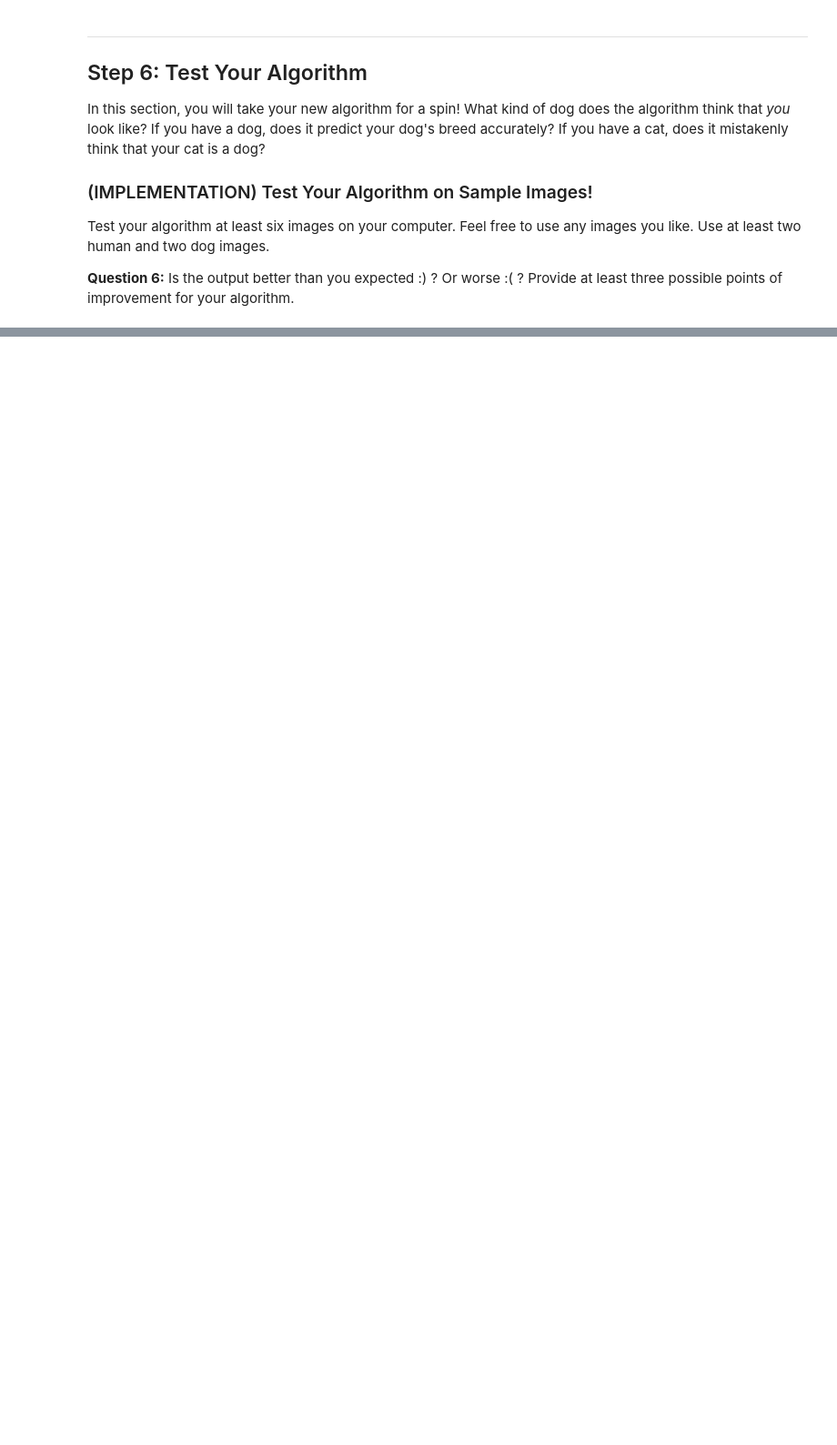
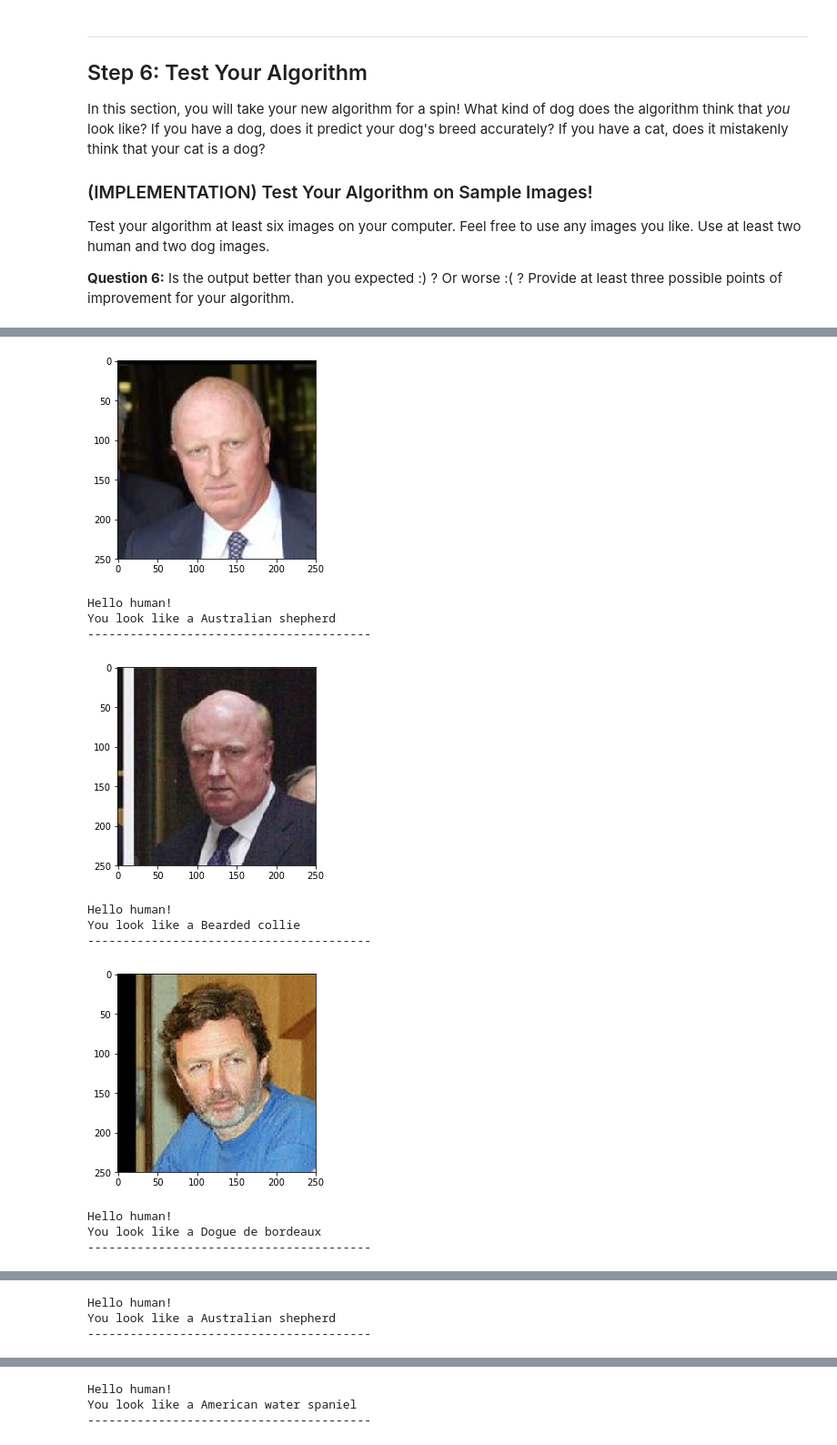
Before and after one commit to minhkhang1795/deep-learning-v2-pytorch, a Jupyter notebook: project-dog-classification/dog_app-mine.ipynb, the cells around one changed output, grey strips where cells are left out. Shown at 91% size. Saved outputs shown, nothing was run; the diff lists cells and outputs as text; code cells hidden in the pictures; blank space fills up the shorter version.

```diff
--- a/project-dog-classification/dog_app-mine.ipynb
+++ b/project-dog-classification/dog_app-mine.ipynb
@@ -332,7 +333,7 @@ test_data = datasets.ImageFolder('dogImages/test', transform=valid_transform)
 train_loader = torch.utils.data.DataLoader(train_data, batch_size=batch_size,
                                            shuffle=True, num_workers=num_workers)
 valid_loader = torch.utils.data.DataLoader(valid_data, batch_size=batch_size,
-                                           shuffle=True, num_workers=num_workers)
+                                           shuffle=False, num_workers=num_workers)
 test_loader = torch.utils.data.DataLoader(test_data, batch_size=batch_size,
                                            shuffle=False, num_workers=num_workers)
 
@@ -630,7 +638,7 @@ test_data = datasets.ImageFolder('dogImages/test', transform=valid_transform)
 train_loader = torch.utils.data.DataLoader(train_data, batch_size=batch_size,
                                            shuffle=True, num_workers=num_workers)
 valid_loader = torch.utils.data.DataLoader(valid_data, batch_size=batch_size,
-                                           shuffle=True, num_workers=num_workers)
+                                           shuffle=False, num_workers=num_workers)
 test_loader = torch.utils.data.DataLoader(test_data, batch_size=batch_size,
                                            shuffle=False, num_workers=num_workers)
 
@@ -719,8 +731,19 @@ Write a function that takes an image path as input and returns the dog breed (`A
 ### and returns the dog breed that is predicted by the model.
 
 # list of class names by index, i.e. a name can be accessed like class_names[0]
-class_names = [item[4:].replace("_", " ") for item in data_transfer['train'].classes]
+class_names = [item[4:].replace("_", " ") for item in train_data.classes]
 
 def predict_breed_transfer(img_path):
-    # load the image and return the predicted breed
-    return None
+    # load the image
+    img_transform = transforms.Compose([transforms.Resize((224,224)),
+                                transforms.ToTensor(),
+                                transforms.Normalize((0.5, 0.5, 0.5), (0.5, 0.5, 0.5))])
+    img = Image.open(img_path)
+    img = img_transform(img)
+    img.unsqueeze(0)
+    if use_cuda:
+        img = img.cuda()
+    output = model_transfer(img[None])
+    # convert output probabilities to predicted class
+    pred = output.data.max(1, keepdim=True)[1]
+    return class_names[pred]
@@ -747,7 +776,23 @@ Some sample output for our algorithm is provided below, but feel free to design
 ### Feel free to use as many code cells as needed.
 
 def run_app(img_path):
-    ## handle cases for a human face, dog, and neither
+    # Show the image
+    img = cv2.imread(img_path)
+    cv_rgb = cv2.cvtColor(img, cv2.COLOR_BGR2RGB)
+    plt.imshow(cv_rgb)
+    plt.show()
+
+    # Handle cases for a human face, dog, and neither
+    if face_detector(img_path):
+        # human
+        print('Hello human!')
+        print('You look like a', predict_breed_transfer(img_path))
+    elif dog_detector(img_path):
+        # dog
+        print('There is a dog!')
+        print('It\'s', predict_breed_transfer(img_path))
+    else:
+        print('Oophs, an error occurred. Please try again!')
 # %% [markdown]
 ---
 <a id='step6'></a>
@@ -765,8 +814,22 @@ __Answer:__ (Three possible points for improvement)
 # %%
 ## TODO: Execute your algorithm from Step 6 on
 ## at least 6 images on your computer.
 ## Feel free to use as many code cells as needed.
 
-## suggested code, below
-for file in np.hstack((human_files[:3], dog_files[:3])):
+## Hello strangers, sorry for using your images!
+for file in np.hstack((human_files[:5], dog_files[:5])):
     run_app(file)
+    print('----------------------------------------')
+# %% [output]
+[figure, added]
+Hello human!
+You look like a Australian shepherd
+----------------------------------------
+[figure, added]
+Hello human!
+You look like a Bearded collie
+----------------------------------------
+[figure, added]
+Hello human!
+You look like a Dogue de bordeaux
+----------------------------------------
@@ -772,0 +837,3 @@ for file in np.hstack((human_files[:3], dog_files[:3])):
+Hello human!
+You look like a Australian shepherd
+----------------------------------------
@@ -772,0 +841,3 @@ for file in np.hstack((human_files[:3], dog_files[:3])):
+Hello human!
+You look like a American water spaniel
+----------------------------------------
```
Also changed, not shown: parts of 21 cells of this notebook, 1 other file.
